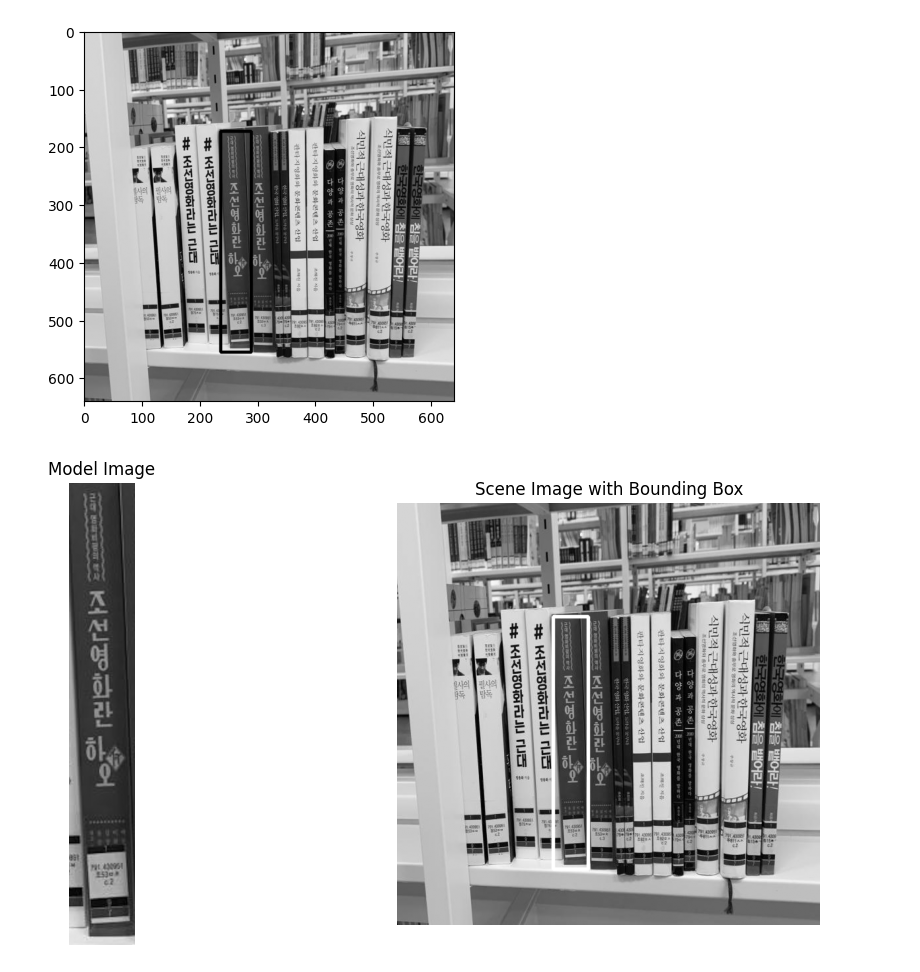
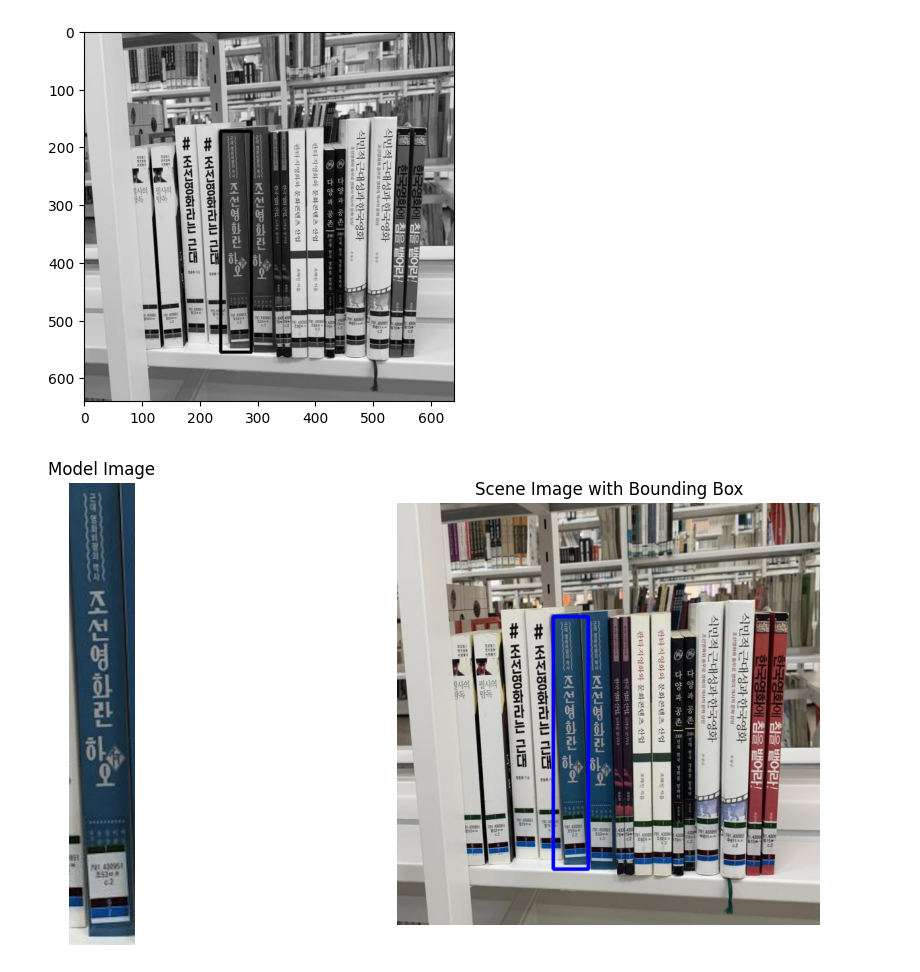
Before and after one commit to damat-fla/image-processing-and-computer-vision, a Jupyter notebook: assignment1/solution.ipynb, the cells around one changed output. Drawn from its saved outputs; the diff is of its cells as text; code cells hidden in the pictures.

Commit message:
Handling both color and grayscale

```diff
--- a/assignment1/solution.ipynb
+++ b/assignment1/solution.ipynb
@@ -192,7 +192,7 @@ def find_model_in_scene(img_model, img_scene, min_match_count_pct, good_matches,
 # Function to draw the bounding box around the detected model in the scene
 def draw_bounding_box(img_scene, img_model, M):
     # Corners of the model image
-    h, w = img_model.shape
+    h, w = img_model.shape[:2]
     pts = np.float32([[0,0], [0,h-1], [w-1,h-1], [w-1,0]]).reshape(-1, 1, 2)
 
     # Project the corners into the scene image
@@ -208,6 +208,12 @@ def visualize_results(img_model, img_scene_with_box):
     # Create a figure with two subplots
     fig, ax = plt.subplots(1, 2, figsize=(12, 6))
 
+    if len(img_model.shape) == 3:
+        img_model = cv2.cvtColor(img_model, cv2.COLOR_BGR2RGB)
+
+    if len(img_scene_with_box.shape) == 3:
+        img_scene_with_box = cv2.cvtColor(img_scene_with_box, cv2.COLOR_BGR2RGB)
+
     # Show the model image on the left
     ax[0].imshow(img_model, vmin=0, vmax=255, cmap='gray')
     ax[0].set_title("Model Image")
@@ -242,9 +248,9 @@ def main(img_model, img_scene, flann_index=1, checks=50, trees=5, min_match_coun
         visualize_results(img_model, img_scene_with_box)
 # %%
 # Load images
-img_model = cv2.imread("./dataset/models/model_20.png", cv2.IMREAD_GRAYSCALE)
-img_scene = cv2.imread("./dataset/scenes/scene_7.jpg", cv2.IMREAD_GRAYSCALE)
+img_model = cv2.imread("./dataset/models/model_20.png")
+img_scene = cv2.imread("./dataset/scenes/scene_7.jpg")
 
 main(img_model, img_scene)
 # %% [output]
-[figure, old version]
+[figure, new version]
```
Also changed, not shown: parts of 1 cell of this notebook.
